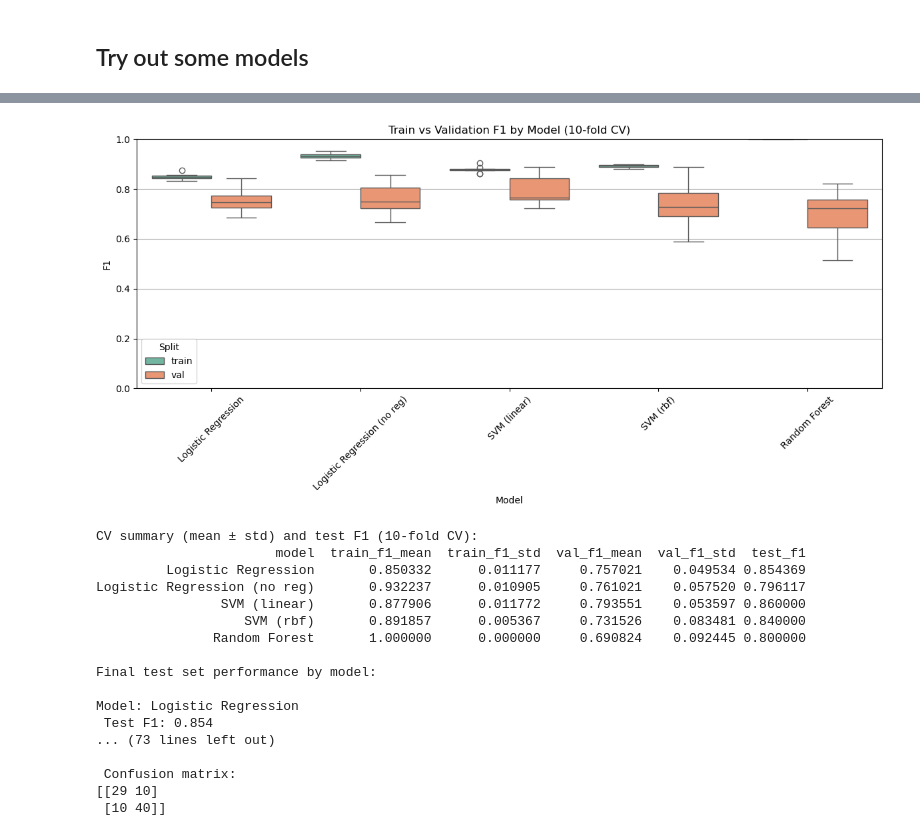
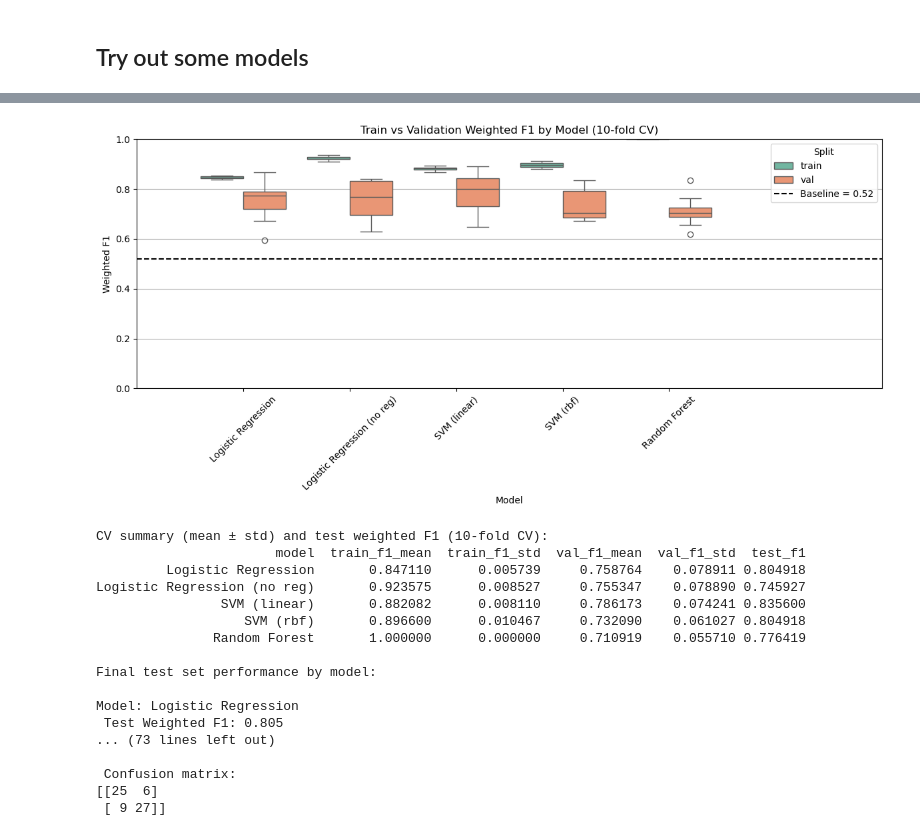
Before and after one commit to zpsheldon/ai-voice-disorder-prediction, a Jupyter notebook: model-static-features.ipynb, the cells around one changed output, grey strips where cells are left out. Cells and saved outputs as stored; diff of their text form; code cells hidden in the pictures.

Commit message:
Add notebooks for all disorder modeling and rf tuning, update static features notebook

```diff
--- a/model-static-features.ipynb
+++ b/model-static-features.ipynb
@@ -154,12 +154,7 @@ import warnings
 
 warnings.filterwarnings('ignore')
 
-# Split into train+val and test sets (stratified by label)
-X_trainval, X_test, y_trainval, y_test = train_test_split(
-    X_ave, y_ave, test_size=0.2, random_state=42, shuffle=True
-)
-
-print(f"Shapes -> train+val: {X_trainval.shape}, test: {X_test.shape}")
+print(f"Shapes -> train+val: {X_train.shape}, test: {X_test.shape}")
 
 # 10-fold Stratified CV on the train+val set to produce validation scores
 skf = StratifiedKFold(n_splits=10, shuffle=True, random_state=42)
@@ -182,10 +177,10 @@ for name, model in models.items():
     val_f1s = []
     fold = 0
 
-    for train_idx, val_idx in skf.split(X_trainval, y_trainval):
+    for train_idx, val_idx in skf.split(X_train, y_train):
         fold += 1
-        X_tr, X_val = X_trainval[train_idx], X_trainval[val_idx]
-        y_tr, y_val = y_trainval[train_idx], y_trainval[val_idx]
+        X_tr, X_val = X_train[train_idx], X_train[val_idx]
+        y_tr, y_val = y_train[train_idx], y_train[val_idx]
 
         # Work with a fresh clone of the estimator for each fold
         est = clone(model)
@@ -194,8 +189,8 @@ for name, model in models.items():
         y_tr_pred = est.predict(X_tr)
         y_val_pred = est.predict(X_val)
 
-        tr_f1 = f1_score(y_tr, y_tr_pred)
-        val_f1 = f1_score(y_val, y_val_pred)
+        tr_f1 = f1_score(y_tr, y_tr_pred, average="weighted")
+        val_f1 = f1_score(y_val, y_val_pred, average="weighted")
 
         train_f1s.append(tr_f1)
         val_f1s.append(val_f1)
@@ -208,9 +203,9 @@ for name, model in models.items():
 
     # Train final estimator on the full train+val set and evaluate on test
     final_est = clone(model)
-    final_est.fit(X_trainval, y_trainval)
+    final_est.fit(X_train, y_train)
     y_test_pred = final_est.predict(X_test)
-    test_f1 = f1_score(y_test, y_test_pred)
+    test_f1 = f1_score(y_test, y_test_pred, average="weighted")
     print(f" Test F1 for {name}: {test_f1:.3f}")
 
     cv_results[name] = {
@@ -241,6 +236,8 @@ Running 10-fold CV for: Logistic Regression
 # %%
 # Grouped boxplot: training vs validation F1 per model (10-fold CV)
 import seaborn as sns
+
+baseline = y_ave.mean()
 
 model_names = list(cv_results.keys())
 
@@ -256,9 +253,11 @@ plot_df = pd.DataFrame(rows)
 
 plt.figure(figsize=(12, 6))
 ax = sns.boxplot(x='model', y='f1', hue='split', data=plot_df, palette='Set2')
-ax.set_title('Train vs Validation F1 by Model (10-fold CV)')
-ax.set_ylabel('F1')
+ax.hlines([baseline], xmin=-1, xmax=6, ls="--", colors=["k"], label=f"Baseline = {np.round(baseline,2)}")
+ax.set_title('Train vs Validation Weighted F1 by Model (10-fold CV)')
+ax.set_ylabel('Weighted F1')
 ax.set_xlabel('Model')
+ax.set_xlim([-1, 6])
 plt.xticks(rotation=45)
 plt.ylim(0, 1)
 plt.legend(title='Split')
@@ -266,50 +265,50 @@ plt.grid(axis='y')
 plt.tight_layout()
 plt.show()
 
 # Summary statistics table (mean ± std) for convenience
 summary_rows = []
 for m in model_names:
     train_mean = np.mean(cv_results[m]['train_f1s'])
     train_std = np.std(cv_results[m]['train_f1s'])
     val_mean = np.mean(cv_results[m]['val_f1s'])
     val_std = np.std(cv_results[m]['val_f1s'])
     summary_rows.append({'model': m,
                          'train_f1_mean': train_mean,
                          'train_f1_std': train_std,
                          'val_f1_mean': val_mean,
                          'val_f1_std': val_std,
                          'test_f1': cv_results[m]['test_f1']})
 
 summary_df = pd.DataFrame(summary_rows)
-print('\nCV summary (mean ± std) and test F1 (10-fold CV):')
+print('\nCV summary (mean ± std) and test weighted F1 (10-fold CV):')
 print(summary_df[['model','train_f1_mean','train_f1_std','val_f1_mean','val_f1_std','test_f1']].to_string(index=False))
 
 # Print final test F1 and reports per model
 from sklearn.metrics import classification_report, confusion_matrix
 print('\nFinal test set performance by model:')
 for m in model_names:
     print(f"\nModel: {m}")
-    print(f" Test F1: {cv_results[m]['test_f1']:.3f}")
+    print(f" Test Weighted F1: {cv_results[m]['test_f1']:.3f}")
     print(' Classification report:')
     print(classification_report(cv_results[m]['y_test'], cv_results[m]['y_test_pred']))
     print(' Confusion matrix:')
     print(confusion_matrix(cv_results[m]['y_test'], cv_results[m]['y_test_pred']))
 # %% [output]
-[figure, old version]
+[figure, new version]
-CV summary (mean ± std) and test F1 (10-fold CV):
+CV summary (mean ± std) and test weighted F1 (10-fold CV):
                        model  train_f1_mean  train_f1_std  val_f1_mean  val_f1_std  test_f1
-         Logistic Regression       0.850332      0.011177     0.757021    0.049534 0.854369
-Logistic Regression (no reg)       0.932237      0.010905     0.761021    0.057520 0.796117
-                SVM (linear)       0.877906      0.011772     0.793551    0.053597 0.860000
-                   SVM (rbf)       0.891857      0.005367     0.731526    0.083481 0.840000
-               Random Forest       1.000000      0.000000     0.690824    0.092445 0.800000
+         Logistic Regression       0.847110      0.005739     0.758764    0.078911 0.804918
+Logistic Regression (no reg)       0.923575      0.008527     0.755347    0.078890 0.745927
+                SVM (linear)       0.882082      0.008110     0.786173    0.074241 0.835600
+                   SVM (rbf)       0.896600      0.010467     0.732090    0.061027 0.804918
+               Random Forest       1.000000      0.000000     0.710919    0.055710 0.776419
 
 Final test set performance by model:
 
 Model: Logistic Regression
- Test F1: 0.854
+ Test Weighted F1: 0.805
 ... (73 lines left out)
 
  Confusion matrix:
-[[29 10]
- [10 40]]
+[[25  6]
+ [ 9 27]]
```
Also changed, not shown: parts of 4 cells of this notebook, 5 other files.
